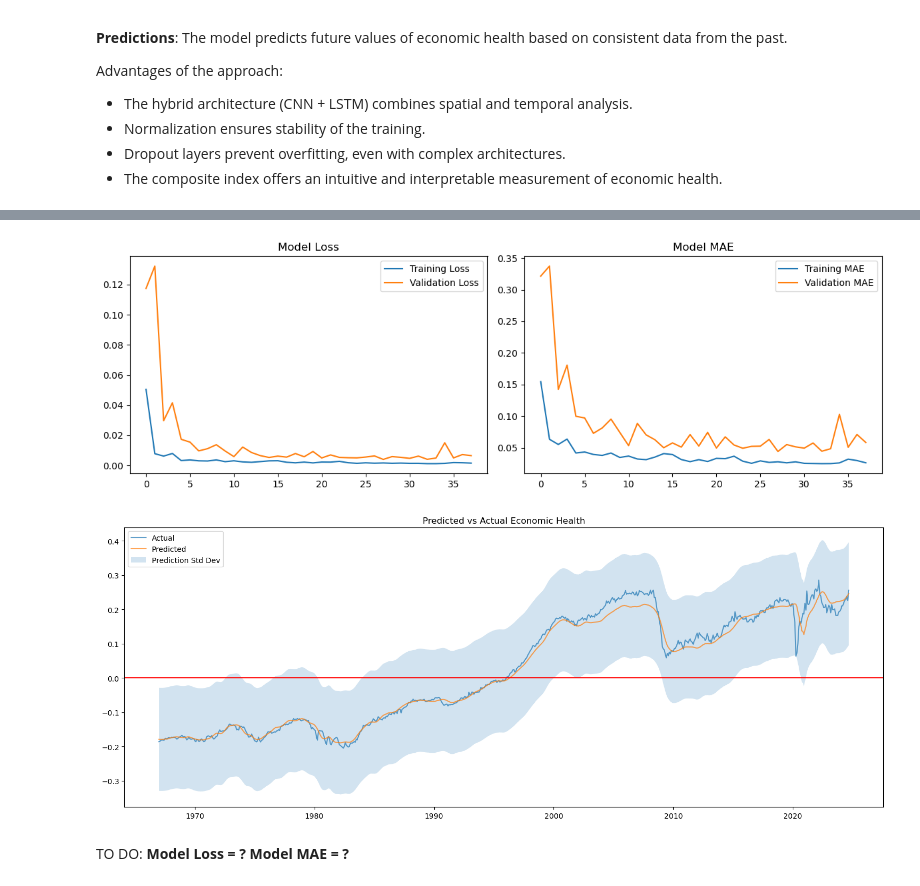
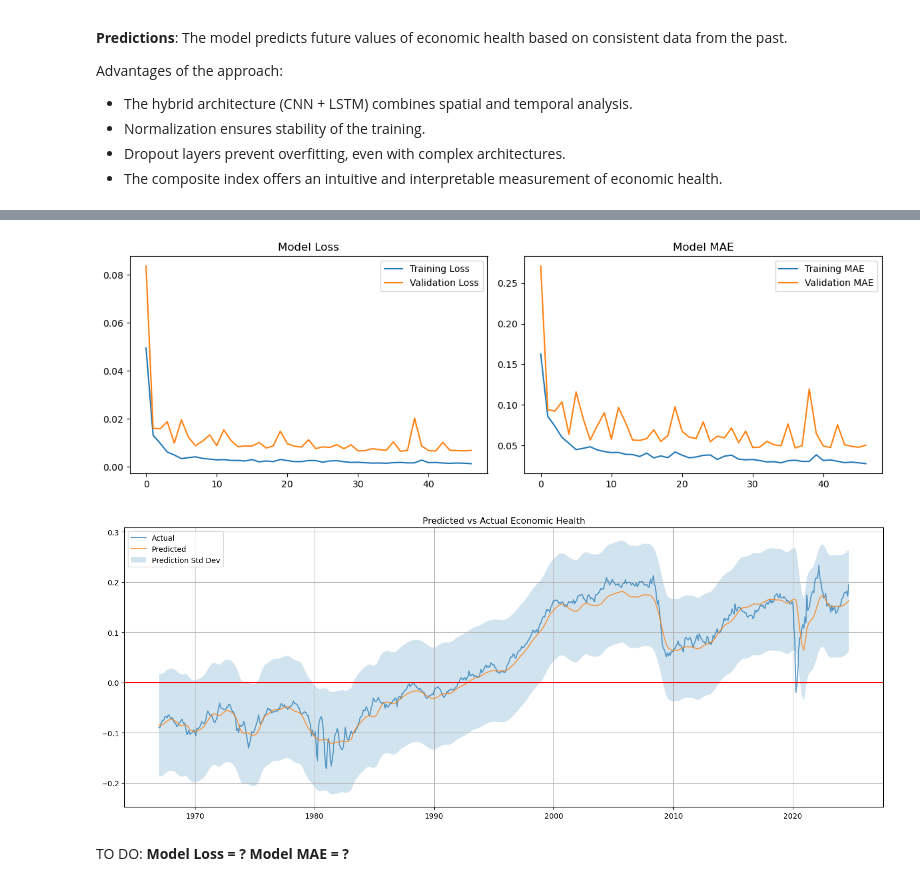
Before and after one commit to Engineer194/Analysis-of-the-US-Economy---Part-3, a Jupyter notebook: ver.2.ipynb, the cells around one changed output, grey strips where cells are left out. Drawn from its saved outputs; the diff is of its cells as text; code cells hidden in the pictures.

```diff
--- a/ver.2.ipynb
+++ b/ver.2.ipynb
@@ -417,7 +417,7 @@ tax_approx['tax'] = tax_approx['tax'].interpolate(method='linear')
 # Премахване на колоните 'year' и 'month', ако съществуват
 if 'year' in tax_approx.columns:
     tax_approx = tax_approx.drop(columns=['year'])
-if 'month' in interest_approx.columns:
+if 'month' in tax_approx.columns:
     tax_approx = tax_approx.drop(columns=['month'])
 
 tax_approx.tail()
@@ -438,7 +499,7 @@ data = pd.DataFrame(columns=[
     'indpro', # Industrial Production Index
     'sp500', # S&P 500 Index
     'payems', # Total Nonfarm Payroll
-    'unrate', # UNEMPLOYMENT
+    'unrate', # Unemployment
     'fedfunds', # Federal Funds Effective Rate
     'debt', # Total Public Debt
     'pasavert', #  Personal Saving Rate
@@ -447,7 +508,9 @@ data = pd.DataFrame(columns=[
     'tb', # Trade Balance
     'energy', # PCE: Energy goods and services
     'interest', # Federal government interest payments
-    'tax' # Federal government current tax receipts
+    'tax', # Federal government current tax receipts
+    'fgexpnd', # Federal Government Current Expenditures
+    't10yff' # Slope of the yield curve
 ])
 # Add data to the columns.
 data['gdp'] = gdp_approx['gdp']                # _ USD
@@ -464,7 +527,9 @@ data['debt_per_gdp'] = debt_per_gdp['debt_per_gdp'] # _ Percent
 data['tb'] = tb['tb']                          # _ USD
 data['energy'] = energy['energy']              # _ USD
 data['interest'] = interest_approx['interest'] # _ USD
-data['tax'] = tax_approx['tax'] # _ USD
+data['tax'] = tax_approx['tax']                # _ USD
+data['fgexpnd'] = fgexpnd_approx['fgexpnd']    # _ USD
+data['t10yff'] = t10yff_avg['t10yff']          # ______ Percent
 # %%
 # Create list of monthly dates.
 dates = pd.date_range(start='01-1966', end='09-2024', freq='MS')
@@ -593,7 +665,7 @@ from tensorflow.keras.callbacks import EarlyStopping
 
 warnings.filterwarnings('ignore')
 
-# Клас за предсказване на икономическо здраве
+# Economic health prediction class.
 class EconomicHealthPredictor:
     def __init__(self, lookback=12):
         self.lookback = lookback
@@ -612,6 +684,9 @@ class EconomicHealthPredictor:
         - PAYEMS (employment)
         - GDP_PCA (population welfare)
         - PASAVERT (population savings)
+        - TAX (tax revenues)
+        - INTEREST (interest payments on government loans)
+        - T10YFF (yield curve slope)
 
         Negative indicators (Sum = -1):
         - DEBT (total public debt)
@@ -621,21 +696,29 @@ class EconomicHealthPredictor:
         - DEBT_PER_GDP (debt burden)
         - TB (trade deficit)
         - ENERGY (energy costs)
+        - FDEXPND (government spending)
         """
         weights = {
-            'gdp': 0.2,            # A key indicator of economic health.
-            'indpro': 0.2,         # Production capacity indicator.
-            'sp500': 0.1,          # Market confidence indicator.
-            'payems': 0.2,         # An important indicator of employment.
-            'gdp_pca': 0.2,        # Standard of living indicator.
-            'pasavert': 0.1,       # Household financial stability indicator.
-            'debt': -0.3,          # The main problem facing the economy.
-            'cpi': -0.2,           # Negative impact of inflation.
-            'unrate': -0.1,        # Main negative social indicator.
-            'fedfunds': -0.1,      # Impact on the price of loans.
-            'debt_per_gdp': -0.05, # Long-term financial stability.
-            'tb': -0.2,            # Foreign trade balance.
-            'energy': -0.05        # Energy dependence.
+        # Positive indicators (total sum = 1).
+            'gdp': 0.14,          # A key indicator of economic growth.
+            'indpro': 0.14,       # Production capacity.
+            'sp500': 0.09,        # Market confidence.
+            'payems': 0.14,       # Employment.
+            'gdp_pca': 0.14,      # Standard of living.
+            'pasavert': 0.09,     # Household financial stability.
+            'tax': 0.09,          # Tax revenues.
+            'interest': 0.09,     # Interest payments.
+            't10yff': 0.08,       # Yield curve slope.
+
+        # Negative indicators (total sum = -1).
+            'debt': -0.23,        # A major problem for the economy.
+            'cpi': -0.19,         # Inflation.
+            'unrate': -0.1,       # Social indicator.
+            'fedfunds': -0.1,     # Impact on the cost of loans.
+            'debt_per_gdp': -0.1, # Long-term financial stability.
+            'tb': -0.14,          # Trade balance.
+            'energy': -0.05,      # Energy dependence.
+            'fgexpnd': -0.09      # Government spending.
        }
         normalized_data = self.scaler_X.fit_transform(data)
         df_normalized = pd.DataFrame(normalized_data, columns=data.columns)
@@ -736,29 +819,30 @@ def plot_predictions(true_values, predictions, dates):
     plt.title('Predicted vs Actual Economic Health')
     plt.legend(loc='upper left')
     plt.tight_layout()
+    plt.grid(True)
     plt.show()
 
-# Главна функция за анализ
+# Main analysis function.
 def run_analysis(data):
     print("Training the model...")
     predictor = EconomicHealthPredictor(lookback=12)
     history = predictor.fit(data, epochs=50, validation_split=0.2, verbose=1)
 
-    # Визуализация на процеса на обучение
+    # Visualization of the learning process.
     plot_training_history(history)
 
-    # Правене на предикции
+    # Making predictions.
     predictions = predictor.predict(data)
     health_score = predictor.create_composite_health_score(data)
 
-    # Визуализация на предикциите
+    # Visualization of predictions.
     plot_predictions(health_score[12:], predictions, data.index[12:])
 
     return predictor
 
-# Изпълнение на анализа с примерни данни
+# Performing the analysis.
 if __name__ == "__main__":
-    # Ако зареждаме данни от файл.
+    # If we are loading data from a file.
     # data = pd.read_csv("data/data.csv", index_col=0, parse_dates=True)
     predictor = run_analysis(data)
 # %% [output]
@@ -782,5 +866,5 @@ Epoch 38/50
-[figure, old version]
+[figure, new version]
-[figure, old version]
+[figure, new version]
 # %% [markdown]
 TO DO: **Model Loss = ? Model MAE = ?**
 # %% [markdown]
```
Also changed, not shown: parts of 25 cells of this notebook.
